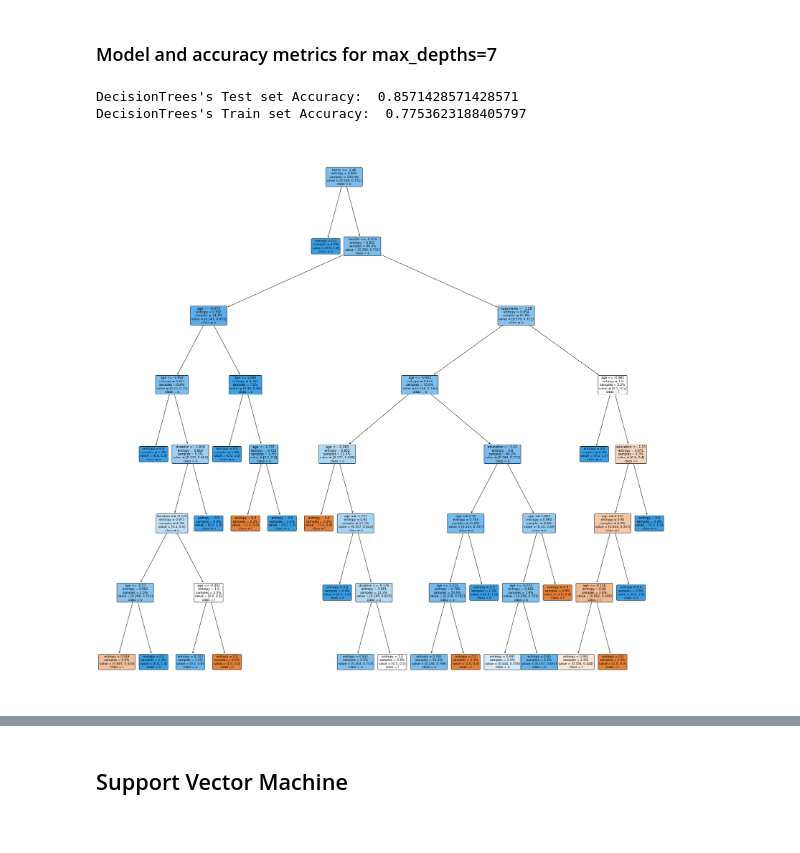
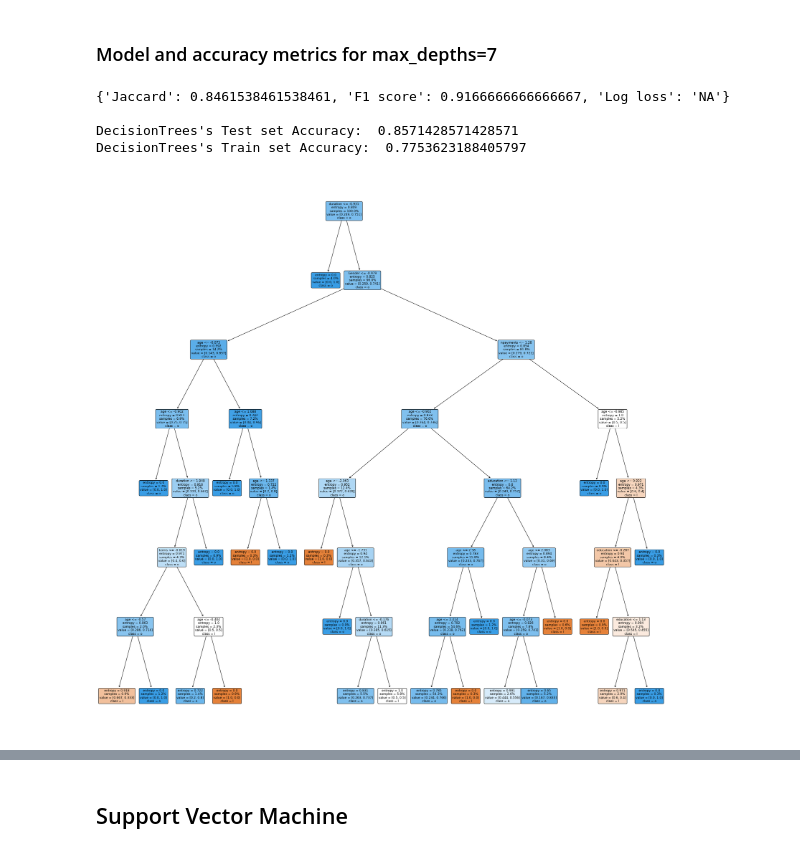
Before and after one commit to lissadesouzacampos/The_best_classifier, a Jupyter notebook: the_best_classifier.ipynb, the cells around one changed output, grey strips where cells are left out. Cells and saved outputs as stored; diff of their text form; code cells hidden in the pictures.

```diff
--- a/the_best_classifier.ipynb
+++ b/the_best_classifier.ipynb
@@ -525,25 +508,36 @@ plt.plot(max_depth_values,accuracy_train)
 # %%
 # Features and target sets
 X = X_num
 y = df.loan_status
 
 # Train test split
 X_train, X_test, y_train, y_test = train_test_split(X,y,test_size=0.2,random_state=random_state)
 
 # Buildi model for max_depth=7
 clf_tree = tree.DecisionTreeClassifier(criterion="entropy", max_depth = 7)
 clf_tree = clf_tree.fit(X, y)
 predTree = clf_tree.predict(X_test)
 
-print("DecisionTrees's Test set Accuracy: ", metrics.accuracy_score(y_test, predTree))
+
+# Accuracy metrics
+DT_accuracy = {'Jaccard'  : jaccard_score(y_test, predTree, pos_label='PAIDOFF'),
+               'F1 score' : f1_score(y_test, predTree, pos_label='PAIDOFF'),
+               'Log loss' : 'NA'}
+print(DT_accuracy)
+
+print("\nDecisionTrees's Test set Accuracy: ", metrics.accuracy_score(y_test, predTree))
 print("DecisionTrees's Train set Accuracy: ", metrics.accuracy_score(y_train, clf_tree.predict(X_train)))
+
+# Visualize tree
 plt.figure(figsize=(30,30))
 tree.plot_tree(clf_tree, filled=True, rounded=True, proportion=True, class_names='loan_status',feature_names=['Principal', 'terms', 'age', 'education', 'Gender', 'duration','npayments'])
 plt.show()
 # %% [output]
+{'Jaccard': 0.8461538461538461, 'F1 score': 0.9166666666666667, 'Log loss': 'NA'}
+
 DecisionTrees's Test set Accuracy:  0.8571428571428571
 DecisionTrees's Train set Accuracy:  0.7753623188405797
-[figure, old version]
+[figure, new version]
 # %%
 cm = confusion_matrix(y_test, predTree)
 
```
Also changed, not shown: parts of 12 cells of this notebook.
